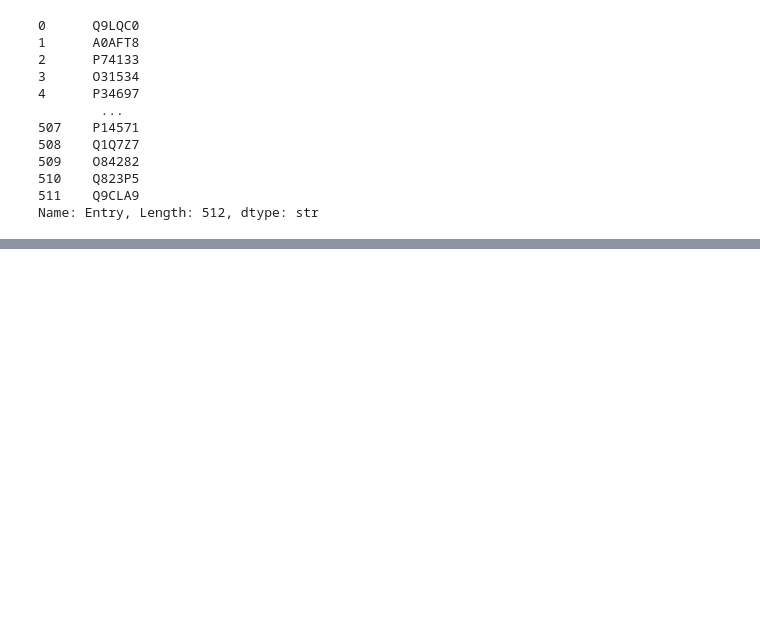
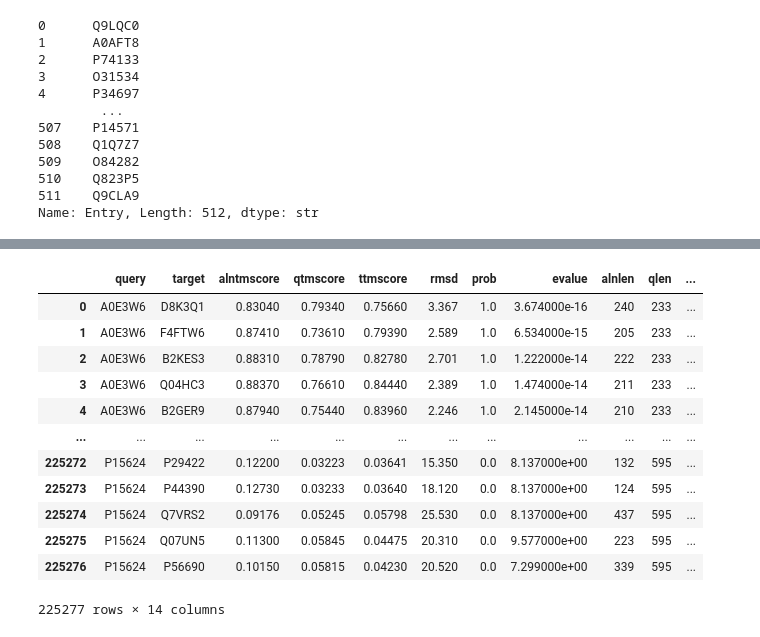
Before and after one commit to SukritTM/comp-bioinfo-project, a Jupyter notebook: scratchpad.ipynb, the cells around one changed output, grey strips where cells are left out. Cells and saved outputs as stored; diff of their text form; code cells hidden in the pictures; blank space fills up the shorter version.

```diff
--- a/scratchpad.ipynb
+++ b/scratchpad.ipynb
@@ -251,0 +406,22 @@ Name: Entry, Length: 512, dtype: str
+# %%
+query_ids = fsa_df['query'].map(lambda s: s.split('-')[1])
+target_ids = fsa_df['target'].map(lambda s: s.split('-')[1])
+# %%
+fsa_df['query'] = query_ids
+fsa_df['target'] = target_ids
+# %%
+fsa_df
+# %% [output]
+|  | query | target | alntmscore | qtmscore | ttmscore | rmsd | prob | evalue | alnlen | qlen | ... |
+| 0 | A0E3W6 | D8K3Q1 | 0.83040 | 0.79340 | 0.75660 | 3.367 | 1.0 | 3.674000e-16 | 240 | 233 | ... |
+| 1 | A0E3W6 | F4FTW6 | 0.87410 | 0.73610 | 0.79390 | 2.589 | 1.0 | 6.534000e-15 | 205 | 233 | ... |
+| 2 | A0E3W6 | B2KES3 | 0.88310 | 0.78790 | 0.82780 | 2.701 | 1.0 | 1.222000e-14 | 222 | 233 | ... |
+| 3 | A0E3W6 | Q04HC3 | 0.88370 | 0.76610 | 0.84440 | 2.389 | 1.0 | 1.474000e-14 | 211 | 233 | ... |
+| 4 | A0E3W6 | B2GER9 | 0.87940 | 0.75440 | 0.83960 | 2.246 | 1.0 | 2.145000e-14 | 210 | 233 | ... |
+| ... | ... | ... | ... | ... | ... | ... | ... | ... | ... | ... | ... |
+| 225272 | P15624 | P29422 | 0.12200 | 0.03223 | 0.03641 | 15.350 | 0.0 | 8.137000e+00 | 132 | 595 | ... |
+| 225273 | P15624 | P44390 | 0.12730 | 0.03233 | 0.03640 | 18.120 | 0.0 | 8.137000e+00 | 124 | 595 | ... |
+| 225274 | P15624 | Q7VRS2 | 0.09176 | 0.05245 | 0.05798 | 25.530 | 0.0 | 8.137000e+00 | 437 | 595 | ... |
+| 225275 | P15624 | Q07UN5 | 0.11300 | 0.05845 | 0.04475 | 20.310 | 0.0 | 9.577000e+00 | 223 | 595 | ... |
+| 225276 | P15624 | P56690 | 0.10150 | 0.05815 | 0.04230 | 20.520 | 0.0 | 7.299000e+00 | 339 | 595 | ... |
+225277 rows × 14 columns
```
Also changed, not shown: parts of 23 cells of this notebook, 2 other files.
